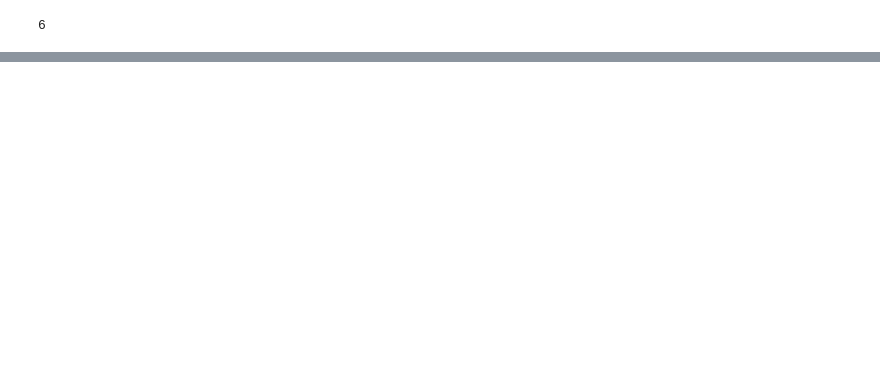
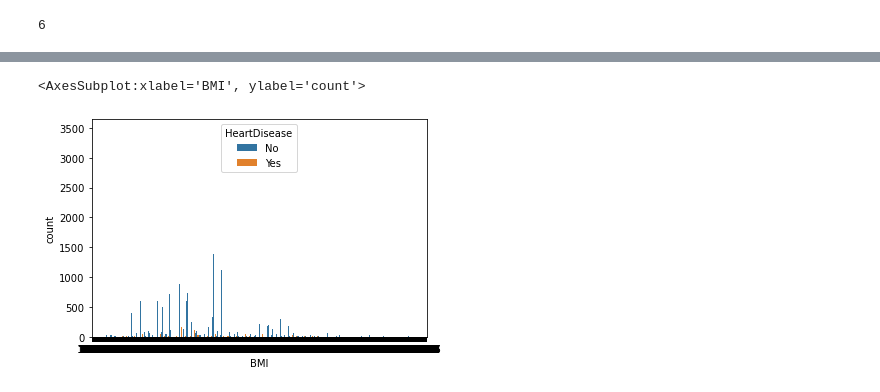
Before and after one commit to hasinroses/ML-Assignment, a Jupyter notebook: Hasin_FinalProject01.ipynb, the cells around one changed output, grey strips where cells are left out. Cells and saved outputs as stored; diff of their text form; code cells hidden in the pictures; blank space fills up the shorter version.

```diff
--- a/Hasin_FinalProject01.ipynb
+++ b/Hasin_FinalProject01.ipynb
@@ -70,0 +105,5 @@ df['Race'].nunique()
+# %%
+sns.countplot(x='BMI',hue='HeartDisease',data=df)
+# %% [output]
+<AxesSubplot:xlabel='BMI', ylabel='count'>
+[figure, added]
```
Also changed, not shown: parts of 59 cells of this notebook.
